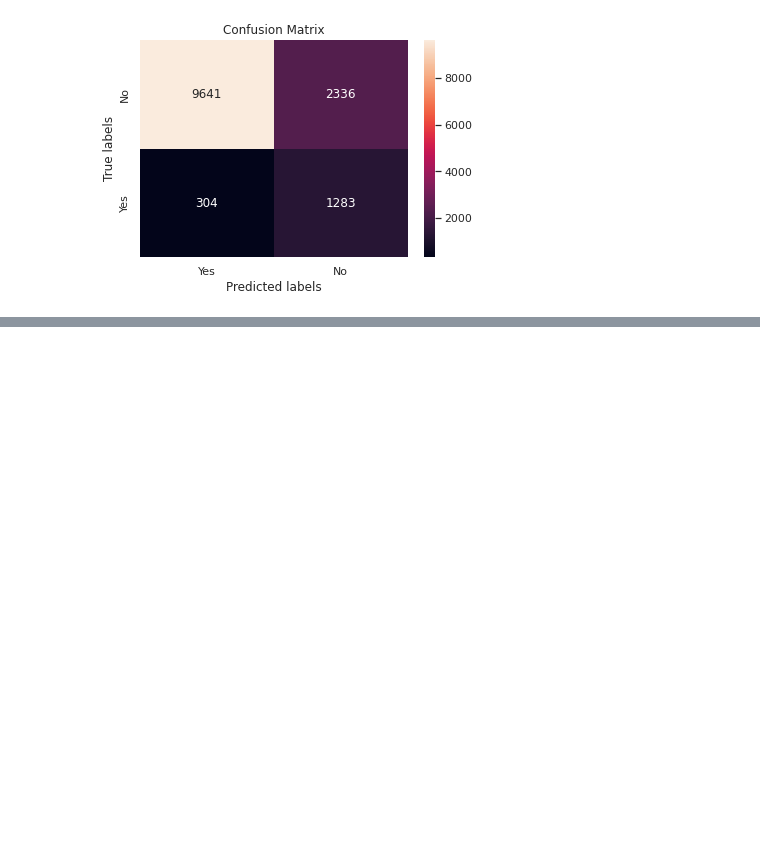
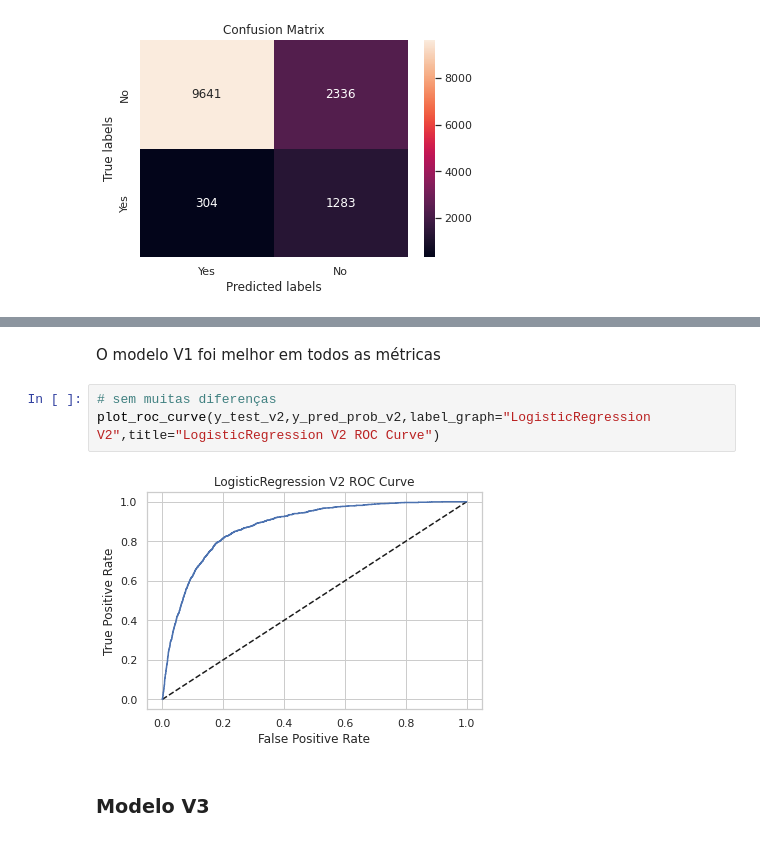
Before and after one commit to SalisEduardo/Cases-Machine-Learning, a Jupyter notebook: Negócios/Bank Marketing Data Set/resolução.ipynb, the cells around one changed output, grey strips where cells are left out. Drawn from its saved outputs; the diff is of its cells as text; blank space fills up the shorter version.

```diff
--- a/Negócios/Bank Marketing Data Set/resolução.ipynb
+++ b/Negócios/Bank Marketing Data Set/resolução.ipynb
@@ -695,0 +717,9 @@ ax.xaxis.set_ticklabels(['Yes', 'No']); ax.yaxis.set_ticklabels(['No', 'Yes']);
+# %% [markdown]
+O modelo V1 foi melhor em todos as métricas
+# %%
+# sem muitas diferenças
+plot_roc_curve(y_test_v2,y_pred_prob_v2,label_graph="LogisticRegression V2",title="LogisticRegression V2 ROC Curve")
+# %% [output]
+[figure, added]
+# %% [markdown]
+### Modelo V3
```
Also changed, not shown: parts of 41 cells of this notebook.
